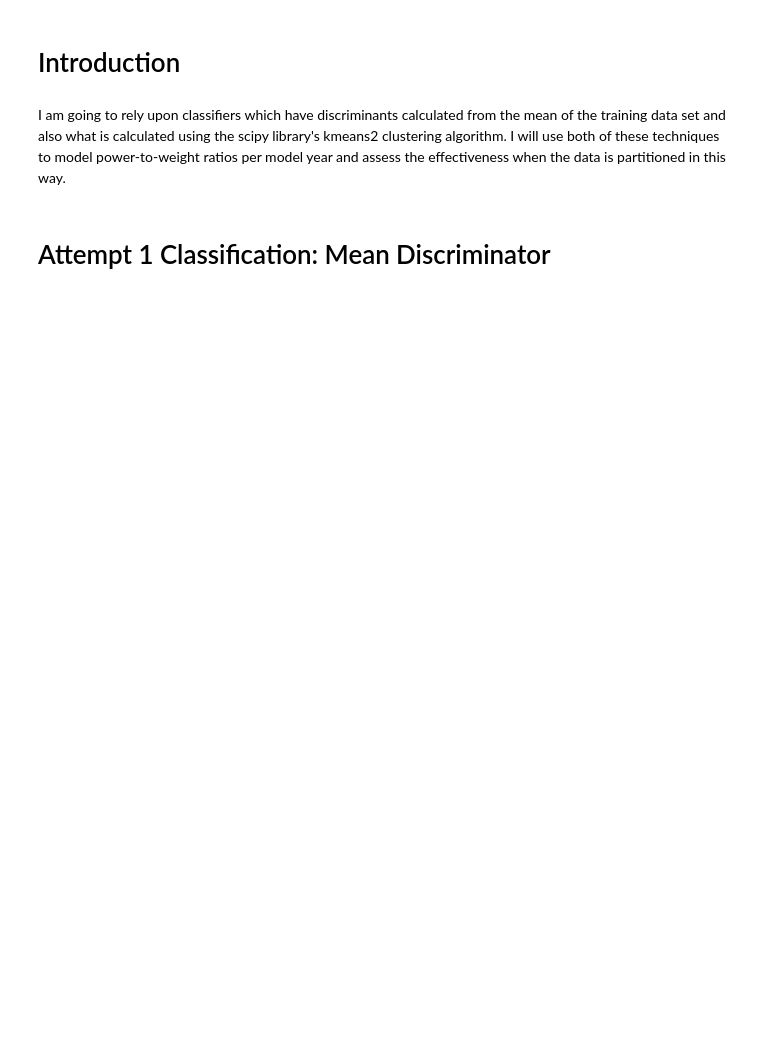
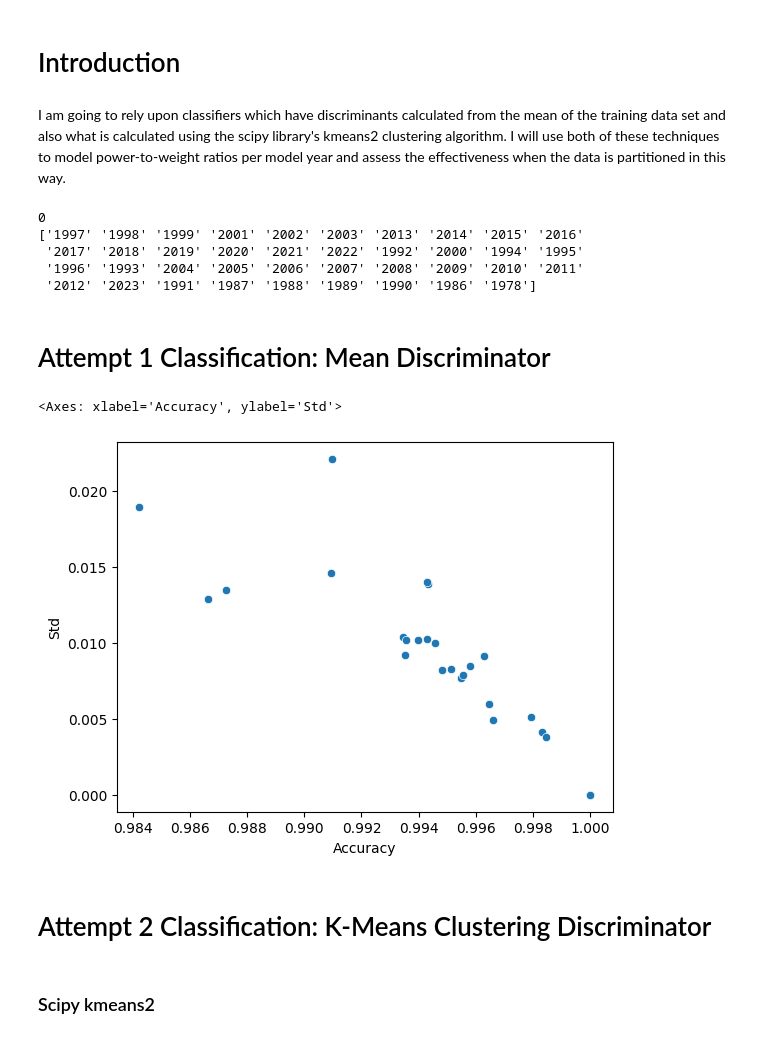
Before and after one commit to alexdconf/vehicles-power-to-weight, a Jupyter notebook: analysis/objective2_analysis.ipynb, the cells around one changed output. Cells and saved outputs as stored; diff of their text form; code cells hidden in the pictures; blank space fills up the shorter version.

```diff
--- a/analysis/objective2_analysis.ipynb
+++ b/analysis/objective2_analysis.ipynb
@@ -36,5 +55,75 @@ print(df.head())
 # Introduction
 # %% [markdown]
 I am going to rely upon classifiers which have discriminants calculated from the mean of the training data set and also what is calculated using the scipy library's kmeans2 clustering algorithm. I will use both of these techniques to model power-to-weight ratios per model year and assess the effectiveness when the data is partitioned in this way.
+# %%
+K = 2
+HIGH = 1
+LOW = 0
+NUM_FOLDS = 7
+
+MODEL_YEAR = "model_year"
+MATCH_MODEL_YEAR = re.compile(r"[0-9]{4}")
+df[MODEL_YEAR] = df[SPECS].apply(lambda x: MATCH_MODEL_YEAR.match(x).group(0))
+MODEL_YEARS = df[MODEL_YEAR]
+print(np.sum(MODEL_YEARS == None))  # check if regex matches every row
+MODEL_YEARS = MODEL_YEARS.unique()
+print(MODEL_YEARS)
+
+df = df.sample(frac=1)
+# %% [output]
+0
+['1997' '1998' '1999' '2001' '2002' '2003' '2013' '2014' '2015' '2016'
+ '2017' '2018' '2019' '2020' '2021' '2022' '1992' '2000' '1994' '1995'
+ '1996' '1993' '2004' '2005' '2006' '2007' '2008' '2009' '2010' '2011'
+ '2012' '2023' '1991' '1987' '1988' '1989' '1990' '1986' '1978']
 # %% [markdown]
 # Attempt 1 Classification: Mean Discriminator
+# %%
+def mean_inference(df, mean):
+    result = df.apply(lambda x: HIGH if x > mean else LOW)
+    return result
+# %%
+metrics_by_model_year = {}
+for year in MODEL_YEARS:
+    df2 = df[df[MODEL_YEAR] == year]
+    LENGTH = len(df2)
+    if LENGTH <= 2:
+        continue
+    mean_reference = mean_inference(df2[SPECS1], np.mean(df2[SPECS1]))
+
+    metrics = {}
+    for i in range(NUM_FOLDS):
+        test = df2.iloc[int(np.floor(LENGTH/NUM_FOLDS)*i):int(np.floor(LENGTH/NUM_FOLDS)*(i+1))]
+        train_values = df2[~df2.index.isin(test.index)][SPECS1]
+
+        mean = np.mean(train_values)
+        test_inferred = mean_inference(test[SPECS1], mean)
+        mean_reference_test_view = mean_reference.iloc[int(np.floor(LENGTH/NUM_FOLDS)*i):int(np.floor(LENGTH/NUM_FOLDS)*(i+1))]
+
+        # positive class is HIGH
+        tp = np.sum([True for x,y in zip(test_inferred,mean_reference_test_view) if x == y and x == HIGH])
+        tn = np.sum([True for x,y in zip(test_inferred,mean_reference_test_view) if x == y and x == LOW])
+        fp = np.sum([True for x,y in zip(test_inferred,mean_reference_test_view) if x != y and x == HIGH])
+        fn = np.sum([True for x,y in zip(test_inferred,mean_reference_test_view) if x != y and x == LOW])
+
+        metrics[str(i)] = [tp, tn, fp, fn]
+    metrics_by_model_year[year] = metrics
+
+metric_data_for_plot = []
+for year, metric in metrics_by_model_year.items():
+    accuracies = []
+    for key, val in metric.items():
+        accuracies.append((val[0]+val[1])/np.sum(val))
+    mean_accuracy_overall = np.mean(accuracies)
+    mean_std_overall = np.std(accuracies)
+    metric_data_for_plot.append((year, mean_accuracy_overall,mean_std_overall))
+df_plot = pd.DataFrame(metric_data_for_plot, columns=[MODEL_YEAR, "Accuracy", "Std"])
+
+sns.scatterplot(df_plot, x="Accuracy", y="Std")
+# %% [output]
+<Axes: xlabel='Accuracy', ylabel='Std'>
+[figure, added]
+# %% [markdown]
+# Attempt 2 Classification: K-Means Clustering Discriminator
+# %% [markdown]
+### Scipy kmeans2
```
Also changed, not shown: parts of 8 cells of this notebook.
